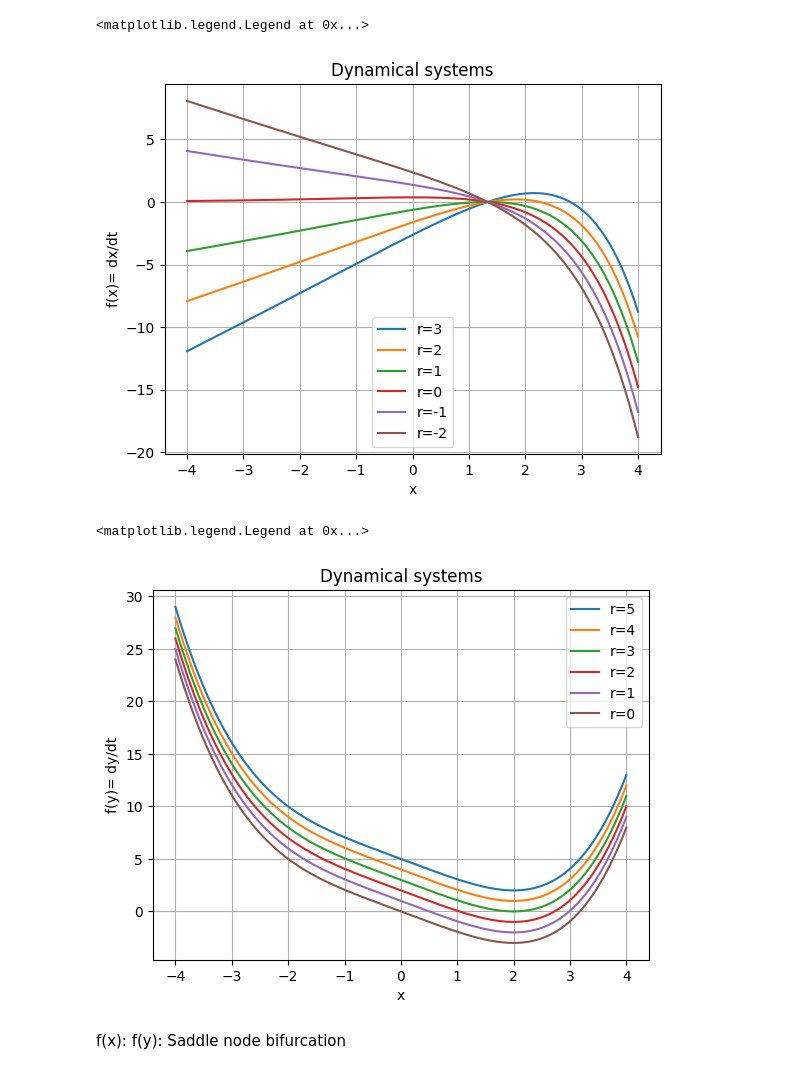
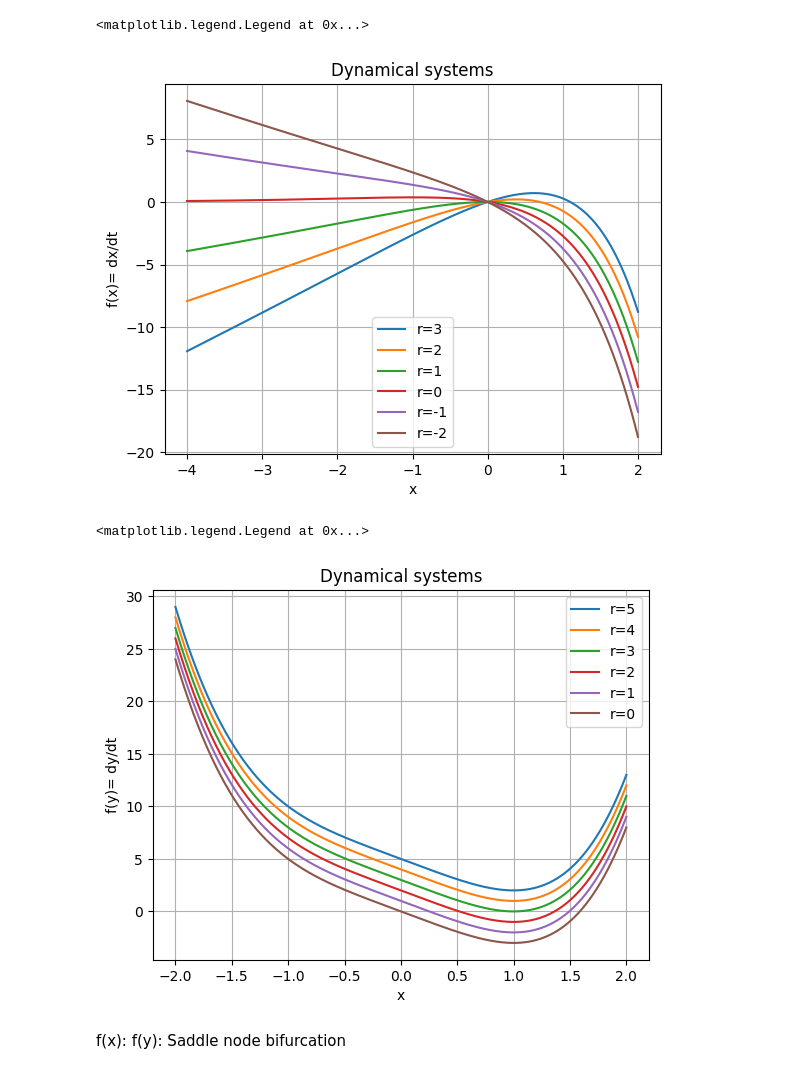
Before and after one commit to corinnawegner/Physics_of_complex_systems, a Jupyter notebook: Assignment 3/Assignment_3_Corinna_Wegner.ipynb, the cells around one changed output. Drawn from its saved outputs; the diff is of its cells as text; code cells hidden in the pictures.

```diff
--- a/Assignment 3/Assignment_3_Corinna_Wegner.ipynb
+++ b/Assignment 3/Assignment_3_Corinna_Wegner.ipynb
@@ -10,23 +10,23 @@ def f_y(y, zeta):
 # %%
 x = np.linspace(-4,2,1000)
 list_r = [3,2,1,0,-1,-2]
 for r in list_r:
     list_f4 = [f_x(i, r) for i in x]
-    plt.plot(x4, list_f4, label = f"r={r}")
+    plt.plot(x, list_f4, label = f"r={r}")
 plt.grid()
 plt.xlabel("x")
 plt.ylabel("f(x)= dx/dt")
 plt.title("Dynamical systems")
 plt.legend()
 # %% [output]
 <matplotlib.legend.Legend at 0x...>
-[figure, old version]
+[figure, new version]
 # %%
 x = np.linspace(-2,2,1000)
 list_r = [5,4,3,2,1,0]
 for r in list_r:
     list_f4 = [f_y(i, r) for i in x]
-    plt.plot(x4, list_f4, label = f"r={r}")
+    plt.plot(x, list_f4, label = f"r={r}")
 plt.grid()
 plt.xlabel("x")
 plt.ylabel("f(y)= dy/dt")
@@ -34,7 +34,7 @@ plt.title("Dynamical systems")
 plt.legend()
 # %% [output]
 <matplotlib.legend.Legend at 0x...>
-[figure, old version]
+[figure, new version]
 # %% [markdown]
 f(x):
 f(y): Saddle node bifurcation
```
Also changed, not shown: parts of 6 cells of this notebook.
